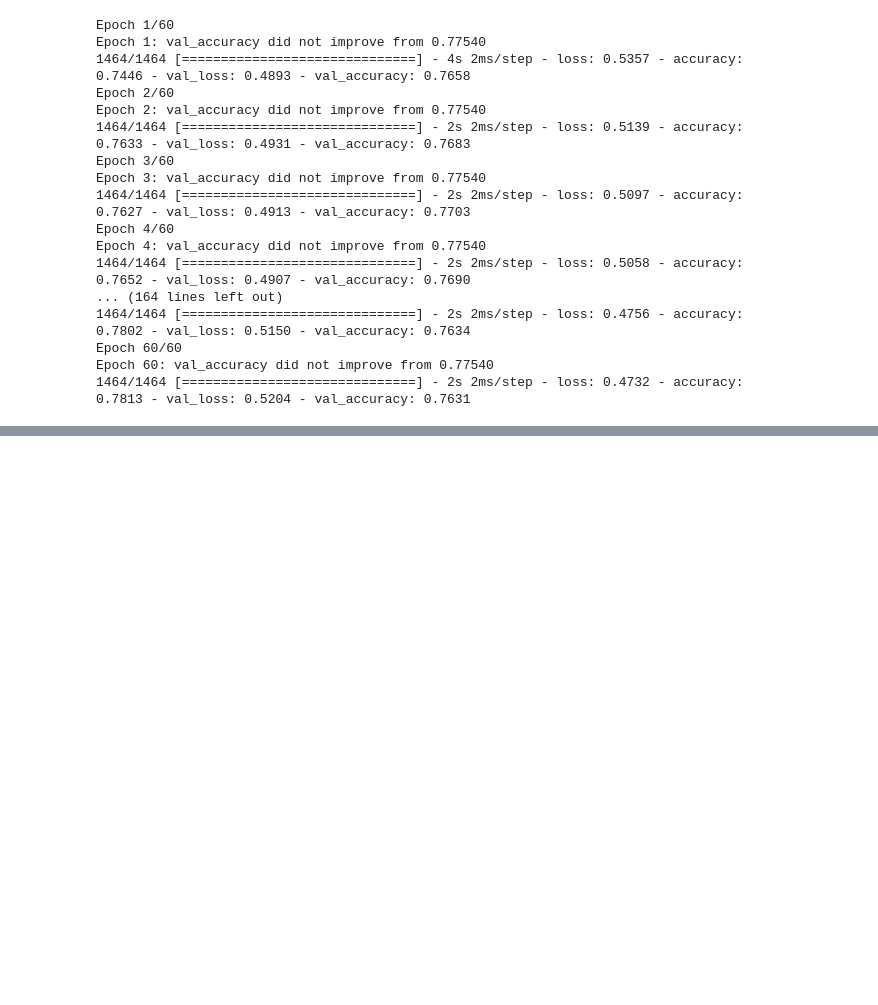
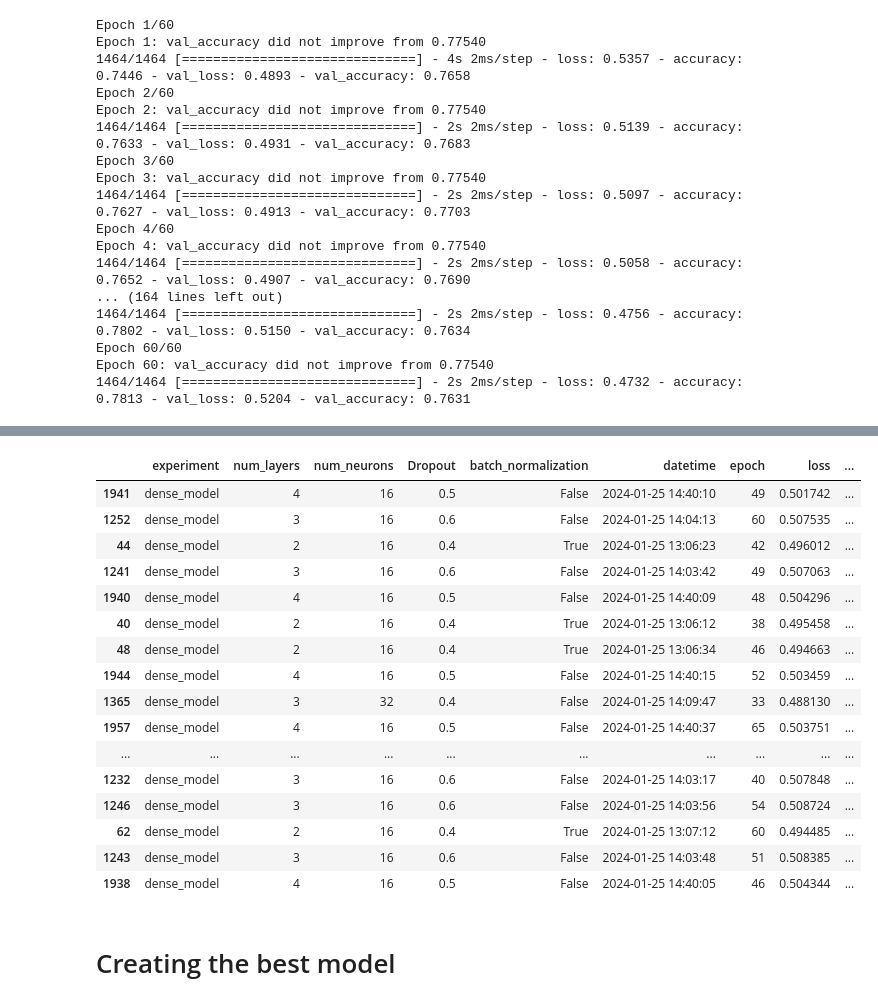
Before and after one commit to Pie98/heart_attack_predictions, a Jupyter notebook: 3_models/1_Dense_model.ipynb, the cells around one changed output, grey strips where cells are left out. Saved outputs shown, nothing was run; the diff lists cells and outputs as text; code cells hidden in the pictures; blank space fills up the shorter version.

```diff
--- a/3_models/1_Dense_model.ipynb
+++ b/3_models/1_Dense_model.ipynb
@@ -367,0 +466,25 @@ Epoch 60: val_accuracy did not improve from 0.77540
+# %%
+results = pd.read_csv('results.csv')
+results.columns = ['experiment', 'num_layers','num_neurons', 'Dropout','batch_normalization', 'datetime',
+                           'epoch', 'loss', 'accuracy', 'val_loss', 'val_accuracy']
+results.sort_values('val_accuracy', ascending=False).head(25)
+# %% [output]
+|  | experiment | num_layers | num_neurons | Dropout | batch_normalization | datetime | epoch | loss | ... |
+| 1941 | dense_model | 4 | 16 | 0.5 | False | 2024-01-25 14:40:10 | 49 | 0.501742 | ... |
+| 1252 | dense_model | 3 | 16 | 0.6 | False | 2024-01-25 14:04:13 | 60 | 0.507535 | ... |
+| 44 | dense_model | 2 | 16 | 0.4 | True | 2024-01-25 13:06:23 | 42 | 0.496012 | ... |
+| 1241 | dense_model | 3 | 16 | 0.6 | False | 2024-01-25 14:03:42 | 49 | 0.507063 | ... |
+| 1940 | dense_model | 4 | 16 | 0.5 | False | 2024-01-25 14:40:09 | 48 | 0.504296 | ... |
+| 40 | dense_model | 2 | 16 | 0.4 | True | 2024-01-25 13:06:12 | 38 | 0.495458 | ... |
+| 48 | dense_model | 2 | 16 | 0.4 | True | 2024-01-25 13:06:34 | 46 | 0.494663 | ... |
+| 1944 | dense_model | 4 | 16 | 0.5 | False | 2024-01-25 14:40:15 | 52 | 0.503459 | ... |
+| 1365 | dense_model | 3 | 32 | 0.4 | False | 2024-01-25 14:09:47 | 33 | 0.488130 | ... |
+| 1957 | dense_model | 4 | 16 | 0.5 | False | 2024-01-25 14:40:37 | 65 | 0.503751 | ... |
+| ... | ... | ... | ... | ... | ... | ... | ... | ... | ... |
+| 1232 | dense_model | 3 | 16 | 0.6 | False | 2024-01-25 14:03:17 | 40 | 0.507848 | ... |
+| 1246 | dense_model | 3 | 16 | 0.6 | False | 2024-01-25 14:03:56 | 54 | 0.508724 | ... |
+| 62 | dense_model | 2 | 16 | 0.4 | True | 2024-01-25 13:07:12 | 60 | 0.494485 | ... |
+| 1243 | dense_model | 3 | 16 | 0.6 | False | 2024-01-25 14:03:48 | 51 | 0.508385 | ... |
+| 1938 | dense_model | 4 | 16 | 0.5 | False | 2024-01-25 14:40:05 | 46 | 0.504344 | ... |
+# %% [markdown]
+# Creating the best model
```
Also changed, not shown: parts of 7 cells of this notebook, 3 other files.
